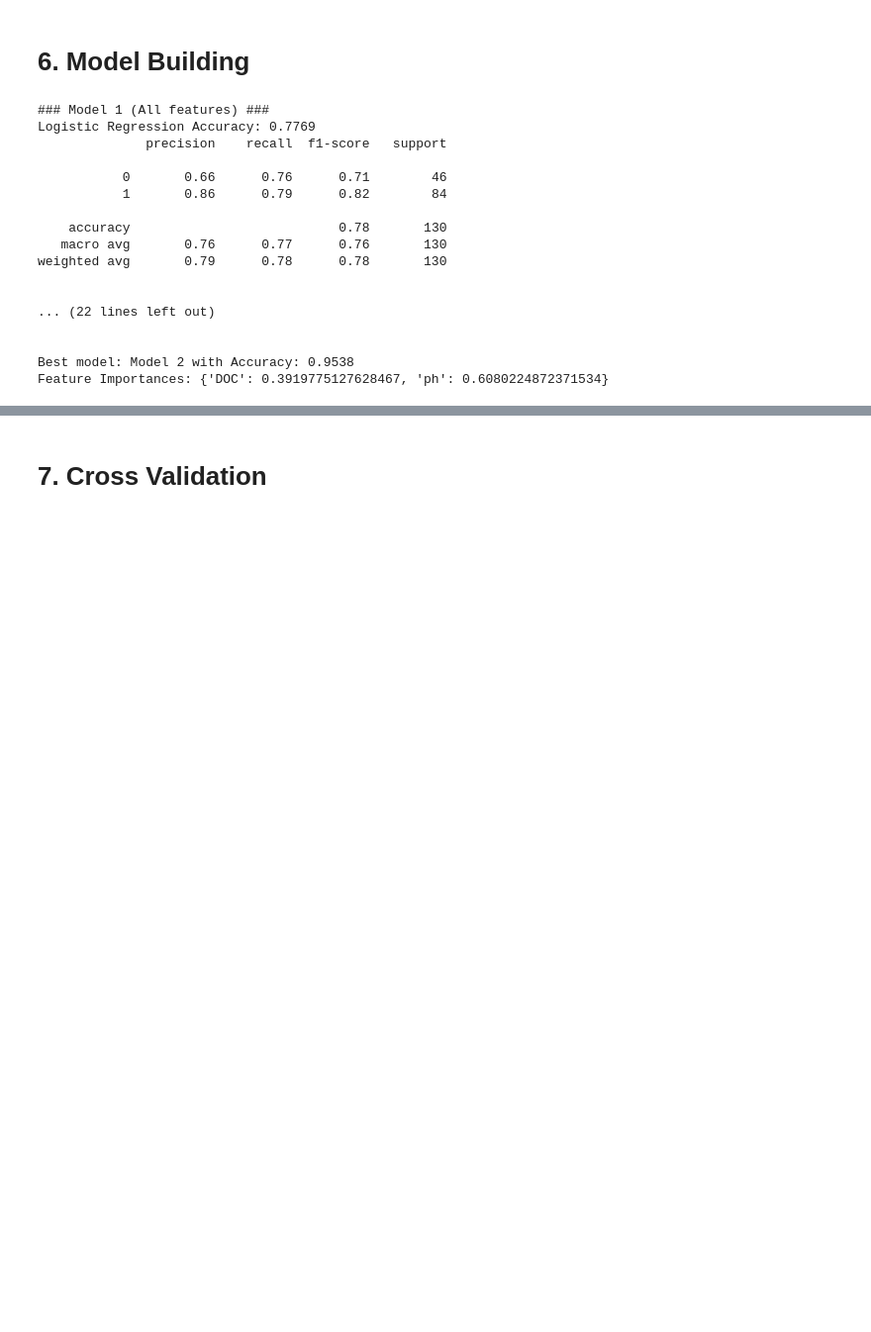
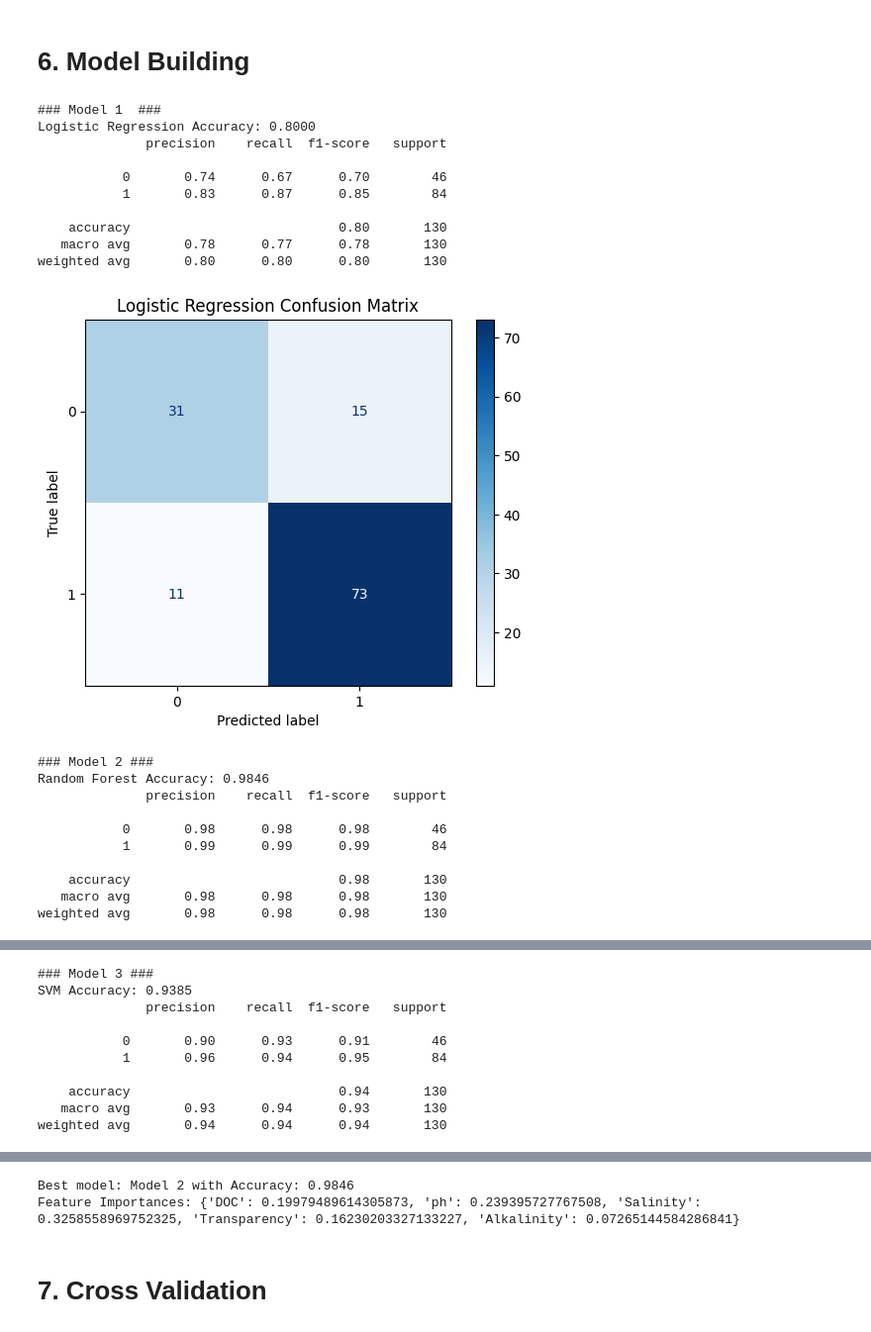
Before and after one commit to dataemperor/Shrimple, a Jupyter notebook: Shrimple_dataset_multimodel.ipynb, the cells around one changed output, grey strips where cells are left out. Shown at 99% size. Cells and saved outputs as stored; diff of their text form; code cells hidden in the pictures; blank space fills up the shorter version.

Commit message:
Added matrix to the models

```diff
--- a/Shrimple_dataset_multimodel.ipynb
+++ b/Shrimple_dataset_multimodel.ipynb
@@ -286,13 +251,13 @@ from sklearn.preprocessing import StandardScaler
 from sklearn.ensemble import RandomForestClassifier
 from sklearn.svm import SVC
 from sklearn.linear_model import LogisticRegression
-from sklearn.metrics import accuracy_score, classification_report
+from sklearn.metrics import accuracy_score, classification_report, confusion_matrix, ConfusionMatrixDisplay
+import matplotlib.pyplot as plt
 
 # Define feature sets
-features_1 = ['DOC', 'ph', 'Transparency', 'Alkalinity']  # Model 1 (All features)
-features_2 = ['DOC', 'ph']  # Model 2 (Subset 1)
-features_3 = ['Transparency', 'Alkalinity']  # Model 3 (Subset 2)
-
+features_1 = ['DOC', 'ph', 'Salinity', 'Transparency', 'Alkalinity']  # Model 1
+features_2 = ['DOC', 'ph', 'Salinity', 'Transparency', 'Alkalinity']  # Model 2
+features_3 = ['DOC', 'ph', 'Salinity', 'Transparency', 'Alkalinity']  # Model 3
 
 # Split data into train and test sets
 X1 = df[features_1]
@@ -305,53 +270,64 @@ X1_train, X1_test, y_train, y_test = train_test_split(X1, y, test_size=0.2, rand
 X2_train, X2_test, _, _ = train_test_split(X2, y, test_size=0.2, random_state=42)
 X3_train, X3_test, _, _ = train_test_split(X3, y, test_size=0.2, random_state=42)
 
-
 # Function to train and evaluate models
 def train_and_evaluate(model, X_train, X_test, y_train, y_test, model_name):
     model.fit(X_train, y_train)
     y_pred = model.predict(X_test)
     accuracy = accuracy_score(y_test, y_pred)
     print(f"{model_name} Accuracy: {accuracy:.4f}")
     print(classification_report(y_test, y_pred))
+
+    # Confusion Matrix
+    cm = confusion_matrix(y_test, y_pred)
+    disp = ConfusionMatrixDisplay(confusion_matrix=cm)
+    disp.plot(cmap='Blues')
+    plt.title(f"{model_name} Confusion Matrix")
+    plt.show()
+
     return accuracy
 
 # Define models
 log_reg = LogisticRegression()
 rf = RandomForestClassifier(n_estimators=100, random_state=42)
 svm = SVC()
 
 # Train and evaluate each model with different feature sets
-print("### Model 1 (All features) ###")
+print("### Model 1  ###")
 acc1 = train_and_evaluate(log_reg, X1_train, X1_test, y_train, y_test, "Logistic Regression")
 
-print("\n### Model 2 (DOC & pH) ###")
+print("\n### Model 2 ###")
 acc2 = train_and_evaluate(rf, X2_train, X2_test, y_train, y_test, "Random Forest")
 
-print("\n### Model 3 (Transparency & Alkalinity) ###")
+print("\n### Model 3 ###")
 acc3 = train_and_evaluate(svm, X3_train, X3_test, y_train, y_test, "SVM")
 
 # Compare results
 best_model = max(zip(["Model 1", "Model 2", "Model 3"], [acc1, acc2, acc3]), key=lambda x: x[1])
 print(f"\nBest model: {best_model[0]} with Accuracy: {best_model[1]:.4f}")
 
-
+# For Random Forest, print feature importances
 feature_importances = rf.feature_importances_
 print("Feature Importances:", dict(zip(features_2, feature_importances)))
 # %% [output]
-### Model 1 (All features) ###
-Logistic Regression Accuracy: 0.7769
+### Model 1  ###
+Logistic Regression Accuracy: 0.8000
               precision    recall  f1-score   support
 
-           0       0.66      0.76      0.71        46
-           1       0.86      0.79      0.82        84
+           0       0.74      0.67      0.70        46
+           1       0.83      0.87      0.85        84
 
-    accuracy                           0.78       130
-   macro avg       0.76      0.77      0.76       130
-weighted avg       0.79      0.78      0.78       130
-
-
-... (22 lines left out)
-
-
-Best model: Model 2 with Accuracy: 0.9538
-Feature Importances: {'DOC': 0.3919775127628467, 'ph': 0.6080224872371534}
+    accuracy                           0.80       130
+   macro avg       0.78      0.77      0.78       130
+weighted avg       0.80      0.80      0.80       130
+[figure, added]
+### Model 2 ###
+Random Forest Accuracy: 0.9846
+              precision    recall  f1-score   support
+
+           0       0.98      0.98      0.98        46
+           1       0.99      0.99      0.99        84
+
+    accuracy                           0.98       130
+   macro avg       0.98      0.98      0.98       130
+weighted avg       0.98      0.98      0.98       130
@@ -357,0 +335,10 @@ Feature Importances: {'DOC': 0.3919775127628467, 'ph': 0.6080224872371534}
+### Model 3 ###
+SVM Accuracy: 0.9385
+              precision    recall  f1-score   support
+
+           0       0.90      0.93      0.91        46
+           1       0.96      0.94      0.95        84
+
+    accuracy                           0.94       130
+   macro avg       0.93      0.94      0.93       130
+weighted avg       0.94      0.94      0.94       130
@@ -358,3 +346,5 @@ Feature Importances: {'DOC': 0.3919775127628467, 'ph': 0.6080224872371534}
+Best model: Model 2 with Accuracy: 0.9846
+Feature Importances: {'DOC': 0.19979489614305873, 'ph': 0.239395727767508, 'Salinity': 0.3258558969752325, 'Transparency': 0.16230203327133227, 'Alkalinity': 0.07265144584286841}
 # %% [markdown]
 # 7. Cross Validation
 # %%
```
Also changed, not shown: parts of 4 cells of this notebook.
